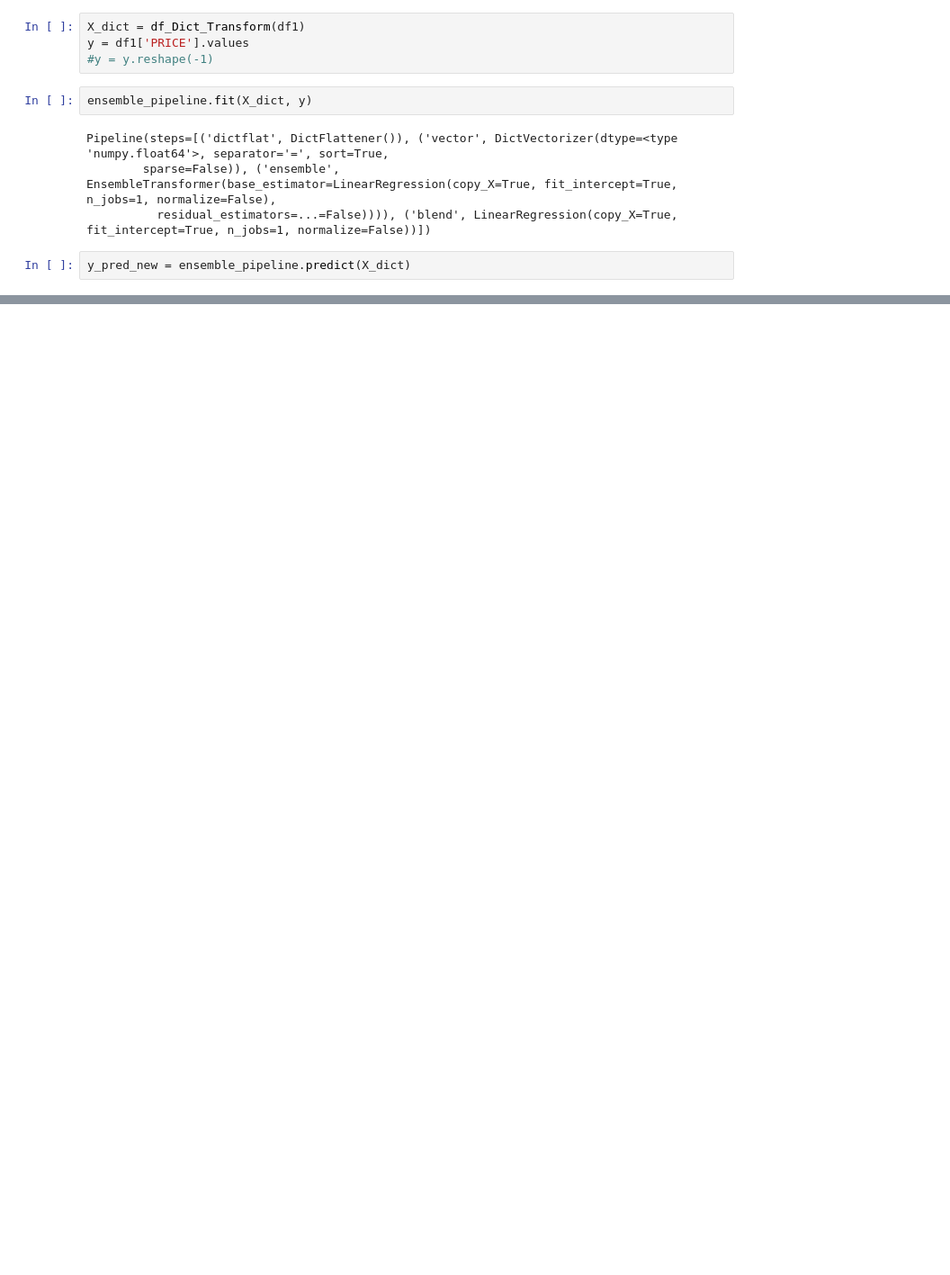
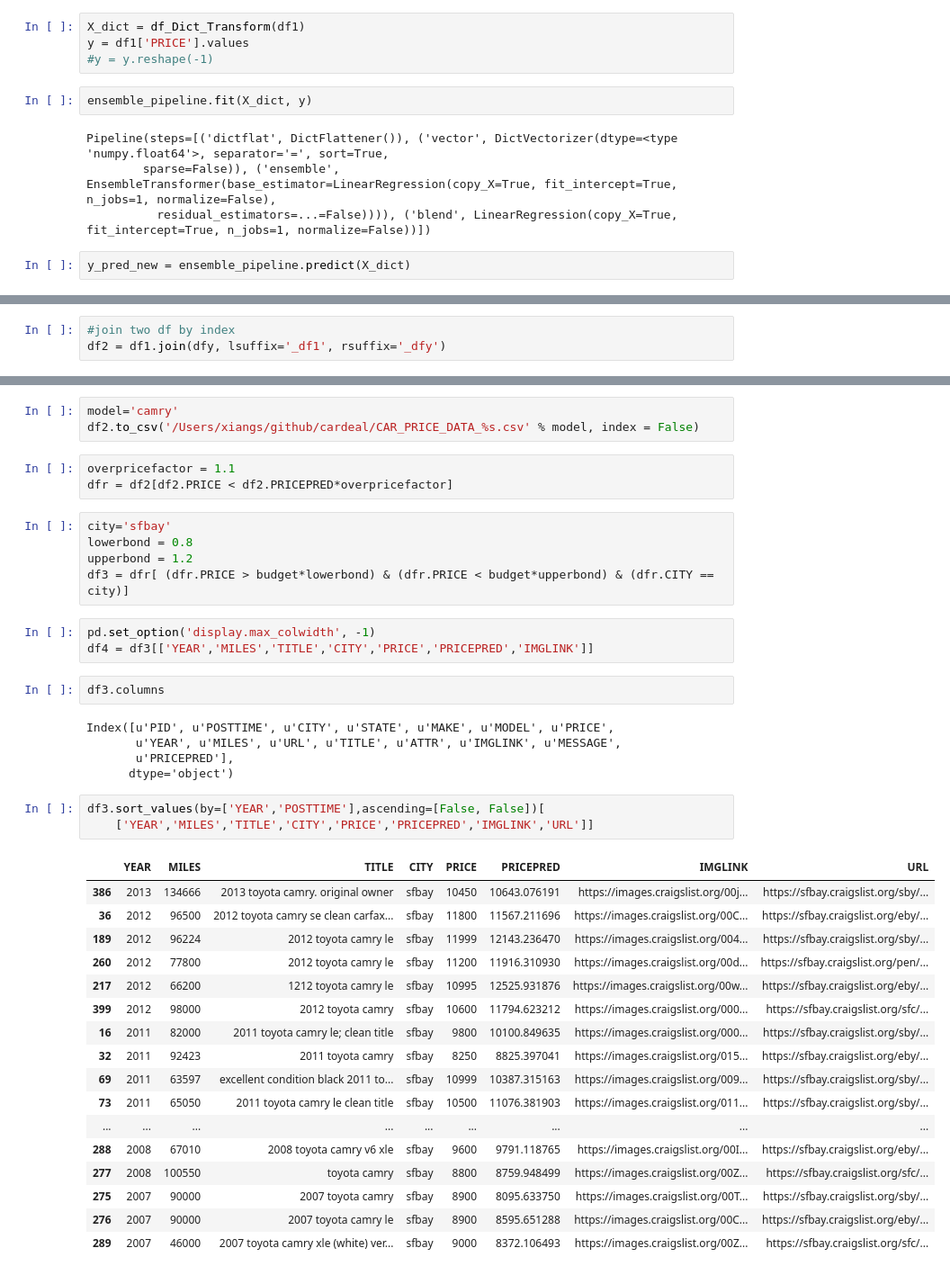
Before and after one commit to tsiangsun/cardeal, a Jupyter notebook: ML_CAR_PRICE.ipynb, the cells around one changed output, grey strips where cells are left out. Shown at 90% size. Cells and saved outputs as stored; diff of their text form; blank space fills up the shorter version.

```diff
--- a/ML_CAR_PRICE.ipynb
+++ b/ML_CAR_PRICE.ipynb
@@ -865,0 +1214,3 @@ plt.show()
+# %%
+#join two df by index
+df2 = df1.join(dfy, lsuffix='_df1', rsuffix='_dfy')
@@ -865,0 +1247,42 @@ plt.show()
+# %%
+model='camry'
+df2.to_csv('/Users/xiangs/github/cardeal/CAR_PRICE_DATA_%s.csv' % model, index = False)
+# %%
+overpricefactor = 1.1
+dfr = df2[df2.PRICE < df2.PRICEPRED*overpricefactor]
+# %%
+city='sfbay'
+lowerbond = 0.8
+upperbond = 1.2
+df3 = dfr[ (dfr.PRICE > budget*lowerbond) & (dfr.PRICE < budget*upperbond) & (dfr.CITY == city)]
+# %%
+pd.set_option('display.max_colwidth', -1)
+df4 = df3[['YEAR','MILES','TITLE','CITY','PRICE','PRICEPRED','IMGLINK']]
+# %%
+df3.columns
+# %% [output]
+Index([u'PID', u'POSTTIME', u'CITY', u'STATE', u'MAKE', u'MODEL', u'PRICE',
+       u'YEAR', u'MILES', u'URL', u'TITLE', u'ATTR', u'IMGLINK', u'MESSAGE',
+       u'PRICEPRED'],
+      dtype='object')
+# %%
+df3.sort_values(by=['YEAR','POSTTIME'],ascending=[False, False])[
+    ['YEAR','MILES','TITLE','CITY','PRICE','PRICEPRED','IMGLINK','URL']]
+# %% [output]
+|  | YEAR | MILES | TITLE | CITY | PRICE | PRICEPRED | IMGLINK | URL |
+| 386 | 2013 | 134666 | 2013 toyota camry. original owner | sfbay | 10450 | 10643.076191 | https://images.craigslist.org/00j... | https://sfbay.craigslist.org/sby/... |
+| 36 | 2012 | 96500 | 2012 toyota camry se clean carfax... | sfbay | 11800 | 11567.211696 | https://images.craigslist.org/00C... | https://sfbay.craigslist.org/eby/... |
+| 189 | 2012 | 96224 | 2012 toyota camry le | sfbay | 11999 | 12143.236470 | https://images.craigslist.org/004... | https://sfbay.craigslist.org/sby/... |
+| 260 | 2012 | 77800 | 2012 toyota camry le | sfbay | 11200 | 11916.310930 | https://images.craigslist.org/00d... | https://sfbay.craigslist.org/pen/... |
+| 217 | 2012 | 66200 | 1212 toyota camry le | sfbay | 10995 | 12525.931876 | https://images.craigslist.org/00w... | https://sfbay.craigslist.org/eby/... |
+| 399 | 2012 | 98000 | 2012 toyota camry | sfbay | 10600 | 11794.623212 | https://images.craigslist.org/000... | https://sfbay.craigslist.org/sfc/... |
+| 16 | 2011 | 82000 | 2011 toyota camry le; clean title | sfbay | 9800 | 10100.849635 | https://images.craigslist.org/000... | https://sfbay.craigslist.org/sby/... |
+| 32 | 2011 | 92423 | 2011 toyota camry | sfbay | 8250 | 8825.397041 | https://images.craigslist.org/015... | https://sfbay.craigslist.org/eby/... |
+| 69 | 2011 | 63597 | excellent condition black 2011 to... | sfbay | 10999 | 10387.315163 | https://images.craigslist.org/009... | https://sfbay.craigslist.org/sby/... |
+| 73 | 2011 | 65050 | 2011 toyota camry le clean title | sfbay | 10500 | 11076.381903 | https://images.craigslist.org/011... | https://sfbay.craigslist.org/sby/... |
+| ... | ... | ... | ... | ... | ... | ... | ... | ... |
+| 288 | 2008 | 67010 | 2008 toyota camry v6 xle | sfbay | 9600 | 9791.118765 | https://images.craigslist.org/00I... | https://sfbay.craigslist.org/eby/... |
+| 277 | 2008 | 100550 | toyota camry | sfbay | 8800 | 8759.948499 | https://images.craigslist.org/00Z... | https://sfbay.craigslist.org/sfc/... |
+| 275 | 2007 | 90000 | 2007 toyota camry | sfbay | 8900 | 8095.633750 | https://images.craigslist.org/00T... | https://sfbay.craigslist.org/sby/... |
+| 276 | 2007 | 90000 | 2007 toyota camry le | sfbay | 8900 | 8595.651288 | https://images.craigslist.org/00C... | https://sfbay.craigslist.org/eby/... |
+| 289 | 2007 | 46000 | 2007 toyota camry xle (white) ver... | sfbay | 9000 | 8372.106493 | https://images.craigslist.org/00Z... | https://sfbay.craigslist.org/sfc/... |
```
Also changed, not shown: parts of 45 cells of this notebook, 27 other files.
